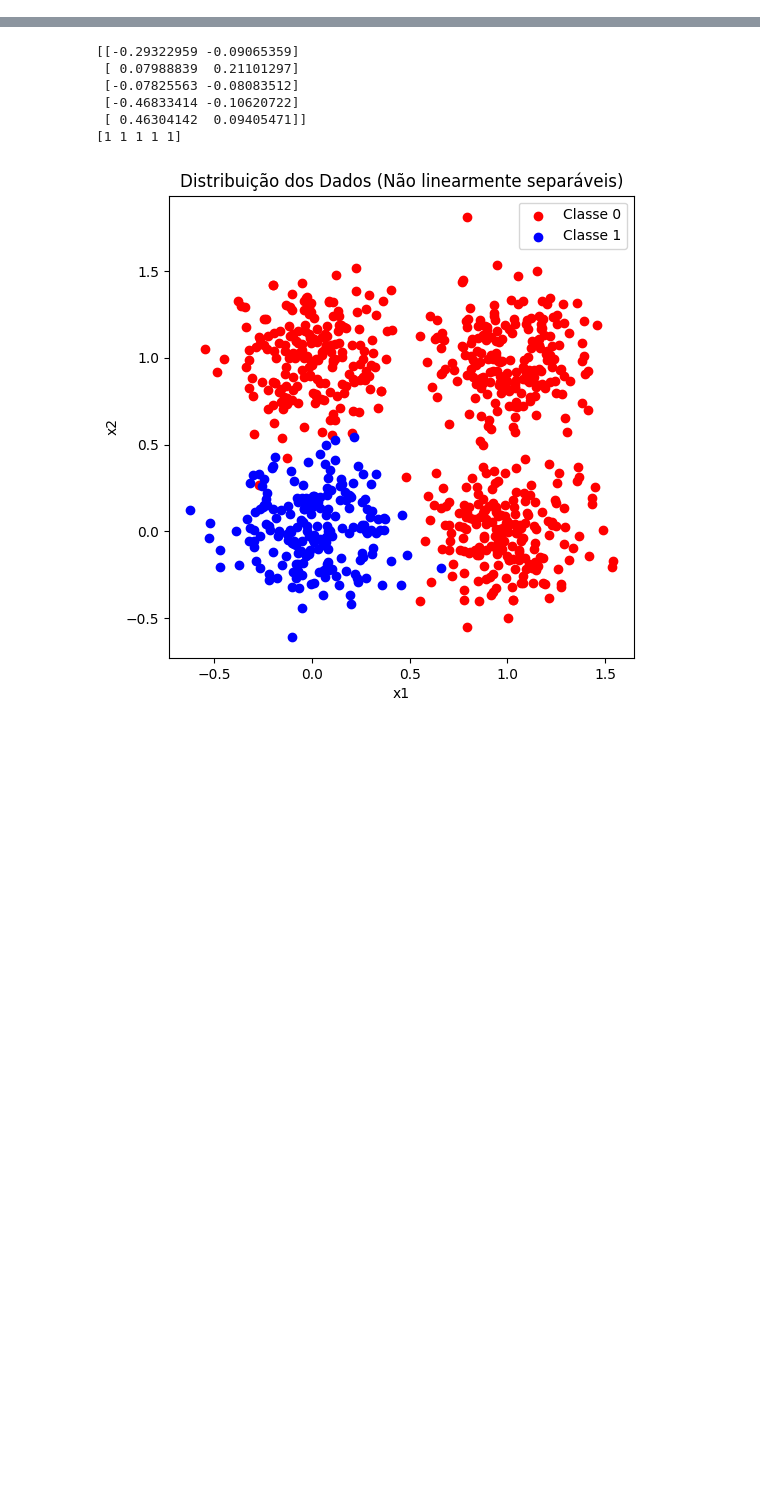
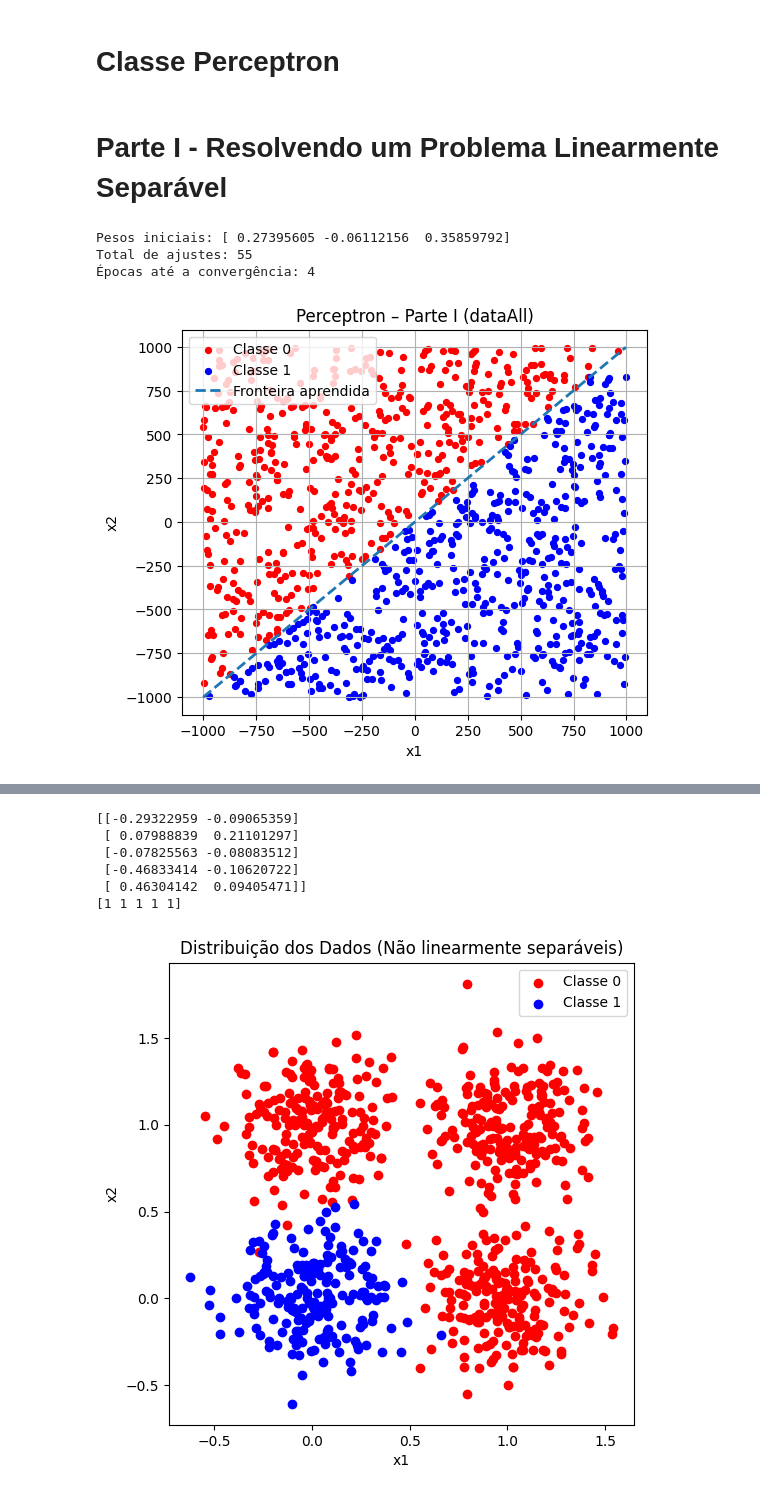
Before and after one commit to FelipeCodingSpace/RNA-PERCEPTRON-2.1, a Jupyter notebook: Rosenblatt's_Perceptron.ipynb, the cells around one changed output, grey strips where cells are left out. Drawn from its saved outputs; the diff is of its cells as text; code cells hidden in the pictures; blank space fills up the shorter version.

```diff
--- a/Rosenblatt's_Perceptron.ipynb
+++ b/Rosenblatt's_Perceptron.ipynb
@@ -9,3 +10,5 @@ import seaborn as sns
+# %% [markdown]
+# Classe Perceptron
 # %%
 # Perceptron de Rosenblatt
 class Perceptron:
@@ -61,3 +64,80 @@ class Perceptron:
     def predict(self, X):
         X_bias = [x + [self.b] for x in X]
         return [int(self._activation(x)) for x in X_bias]
+# %% [markdown]
+# Parte I - Resolvendo um Problema Linearmente Separável
+# %%
+# === PARTE 1 (ENXUTA) ===
+# Requisitos: degrau (θ=0), eta=0.1, w0~U(-0.5,0.5), até convergência, imprimir infos e plotar reta.
+import numpy as np
+import matplotlib.pyplot as plt
+
+# 1) Carrega dataAll (binário de floats) e separa X, y
+data = np.fromfile("data/dataAll.txt", dtype=float).reshape(-1, 3)
+X = data[:, :2]
+y = data[:, 2].astype(int)
+
+# 2) Monta X com bias explícito (1.0)
+X_aug = np.hstack([np.ones((X.shape[0], 1)), X])  # [1, x1, x2]
+
+# 3) Inicializa pesos em U(-0.5, 0.5)
+rng = np.random.default_rng(42)
+w = rng.uniform(-0.5, 0.5, size=(3,))  # (w0, w1, w2)
+w_init = w.copy()
+
+# 4) Define função degrau (θ=0) e treinamento (Rosenblatt) até convergência
+def step(u):  # θ = 0
+    return 1 if u >= 0.0 else 0
+
+eta = 0.1
+epochs = 0
+total_adjustments = 0
+max_epochs = 10000  # segurança
+
+while epochs < max_epochs:
+    errors = 0
+    for xi, yi in zip(X_aug, y):
+        u = float(np.dot(w, xi))
+        y_hat = step(u)
+        e = yi - y_hat
+        if e != 0:
+            w = w + eta * e * xi
+            total_adjustments += 1
+            errors += 1
+    epochs += 1
+    if errors == 0:
+        break
+
+# 5) Impressões exigidas
+print("Pesos iniciais:", w_init)
+print("Total de ajustes:", total_adjustments)
+print("Épocas até a convergência:", epochs)
+
+# 6) Gráfico com pontos e reta separadora
+cls0 = X[y == 0]
+cls1 = X[y == 1]
+
+plt.figure(figsize=(6,5))
+plt.scatter(cls0[:,0], cls0[:,1], c='red', s=18, label='Classe 0')
+plt.scatter(cls1[:,0], cls1[:,1], c='blue', s=18, label='Classe 1')
+
+# Reta: w0 + w1*x1 + w2*x2 = 0  =>  x2 = -(w0 + w1*x1)/w2
+w0, w1, w2 = w
+x1_min, x1_max = X[:,0].min() - 0.5, X[:,0].max() + 0.5
+xx = np.linspace(x1_min, x1_max, 200)
+if abs(w2) > 1e-12:
+    yy = -(w0 + w1*xx)/w2
+    plt.plot(xx, yy, '--', linewidth=2, label='Fronteira aprendida')
+else:
+    xv = -w0 / w1
+    plt.axvline(xv, linestyle='--', linewidth=2, label='Fronteira aprendida')
+
+plt.title('Perceptron – Parte I (dataAll)')
+plt.xlabel('x1'); plt.ylabel('x2')
+plt.legend(); plt.grid(True)
+plt.show()
+# %% [output]
+Pesos iniciais: [ 0.27395605 -0.06112156  0.35859792]
+Total de ajustes: 55
+Épocas até a convergência: 4
+[figure, added]
```
Also changed, not shown: parts of 9 cells of this notebook.
